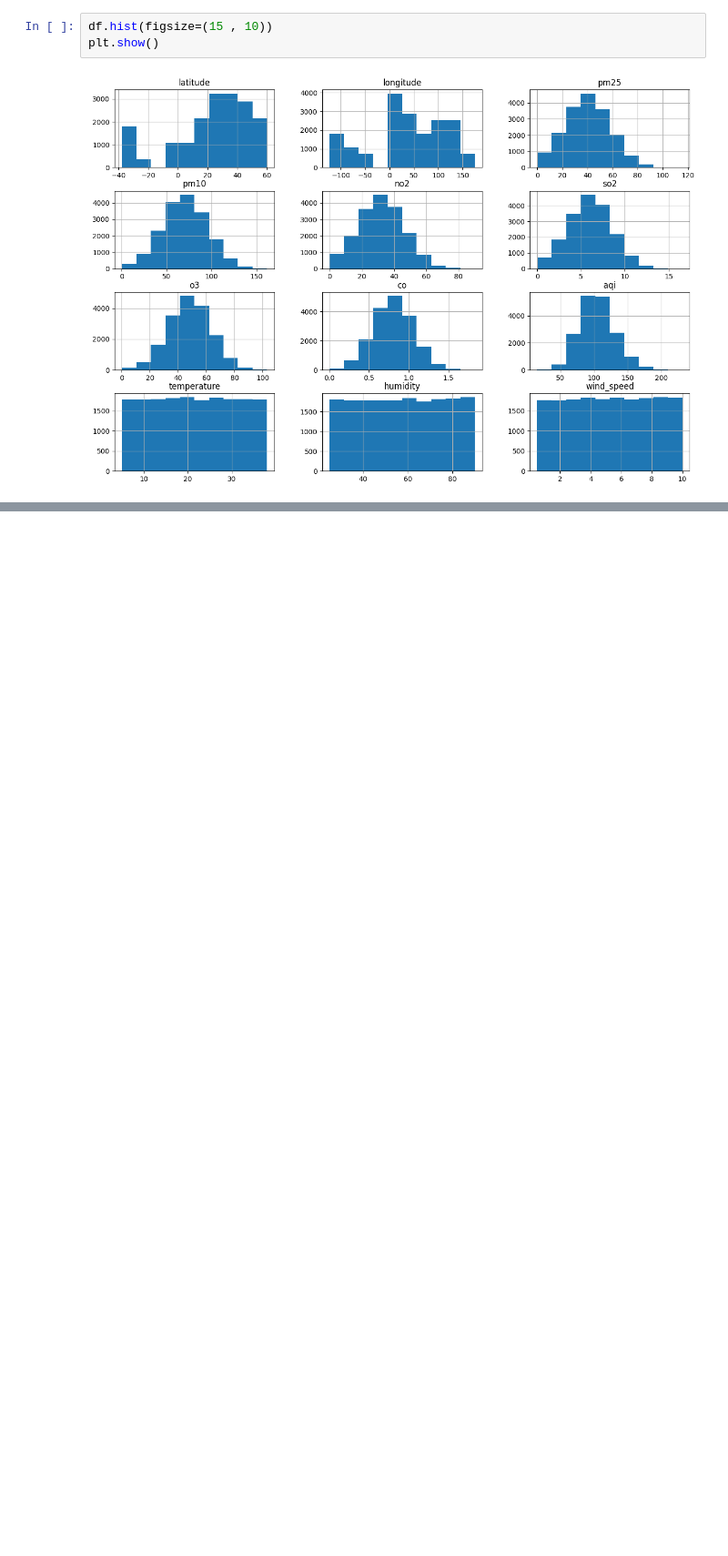
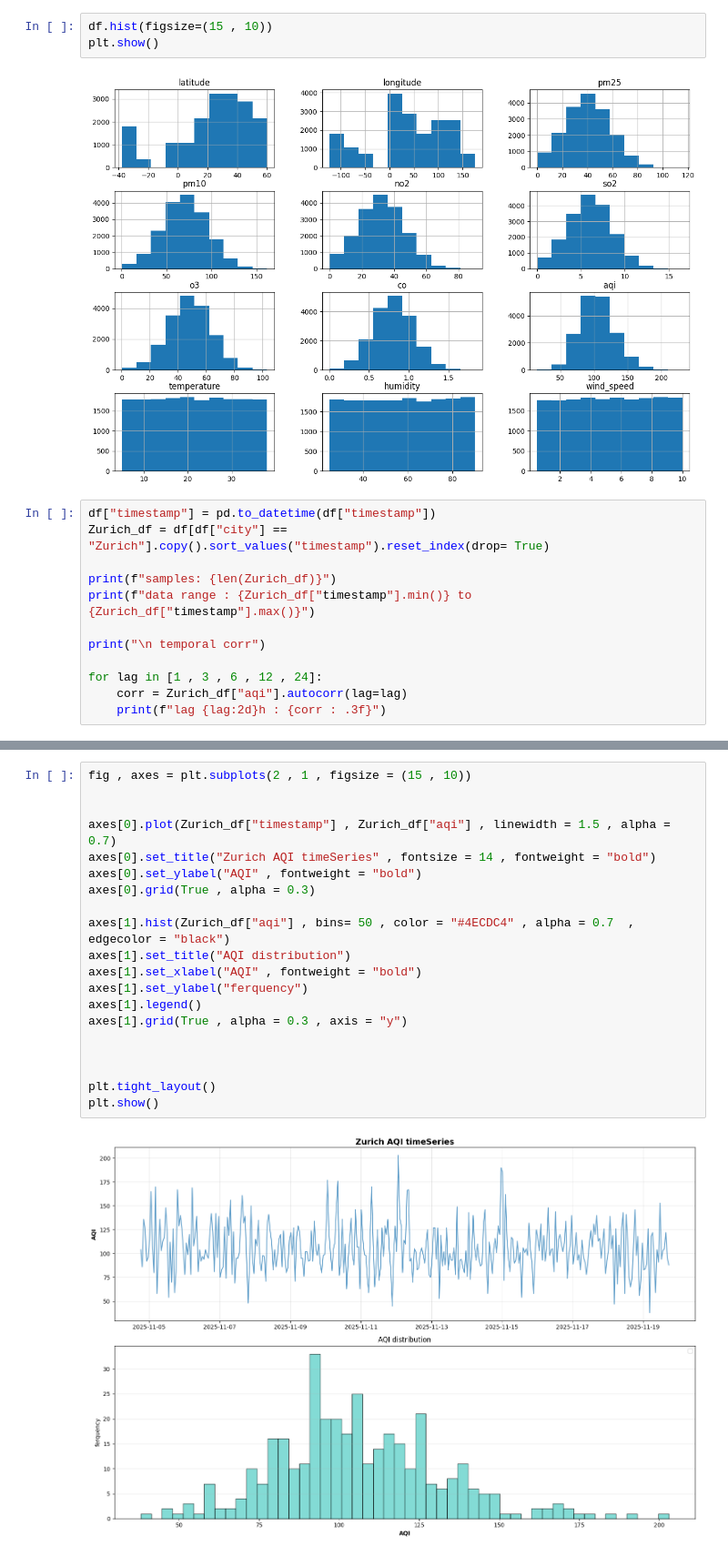
Before and after one commit to Amursen/RNN-models-for-air-quality, a Jupyter notebook: main.ipynb, the cells around one changed output, grey strips where cells are left out. Shown at 91% size. Drawn from its saved outputs; the diff is of its cells as text; blank space fills up the shorter version.

```diff
--- a/main.ipynb
+++ b/main.ipynb
@@ -93,3 +93,15 @@ df.hist(figsize=(15 , 10))
 plt.show()
 # %% [output]
 [figure]
+# %%
+df["timestamp"] = pd.to_datetime(df["timestamp"])
+Zurich_df = df[df["city"] == "Zurich"].copy().sort_values("timestamp").reset_index(drop= True)
+
+print(f"samples: {len(Zurich_df)}")
+print(f"data range : {Zurich_df["timestamp"].min()} to {Zurich_df["timestamp"].max()}")
+
+print("\n temporal corr")
+
+for lag in [1 , 3 , 6 , 12 , 24]:
+    corr = Zurich_df["aqi"].autocorr(lag=lag)
+    print(f"lag {lag:2d}h : {corr : .3f}")
@@ -95,0 +118,22 @@ plt.show()
+# %%
+fig , axes = plt.subplots(2 , 1 , figsize = (15 , 10))
+
+
+axes[0].plot(Zurich_df["timestamp"] , Zurich_df["aqi"] , linewidth = 1.5 , alpha = 0.7)
+axes[0].set_title("Zurich AQI timeSeries" , fontsize = 14 , fontweight = "bold")
+axes[0].set_ylabel("AQI" , fontweight = "bold")
+axes[0].grid(True , alpha = 0.3)
+
+axes[1].hist(Zurich_df["aqi"] , bins= 50 , color = "#4ECDC4" , alpha = 0.7  , edgecolor = "black")
+axes[1].set_title("AQI distribution")
+axes[1].set_xlabel("AQI" , fontweight = "bold")
+axes[1].set_ylabel("ferquency")
+axes[1].legend()
+axes[1].grid(True , alpha = 0.3 , axis = "y")
+
+
+
+plt.tight_layout()
+plt.show()
+# %% [output]
+[figure, added]
```
Also changed, not shown: parts of 2 cells of this notebook.
